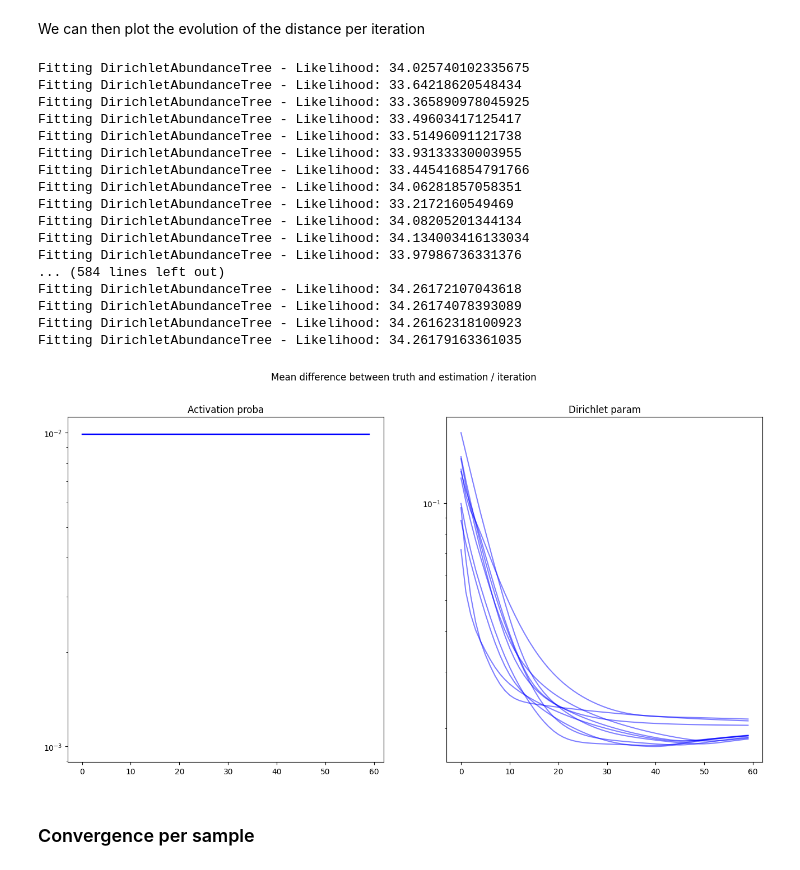
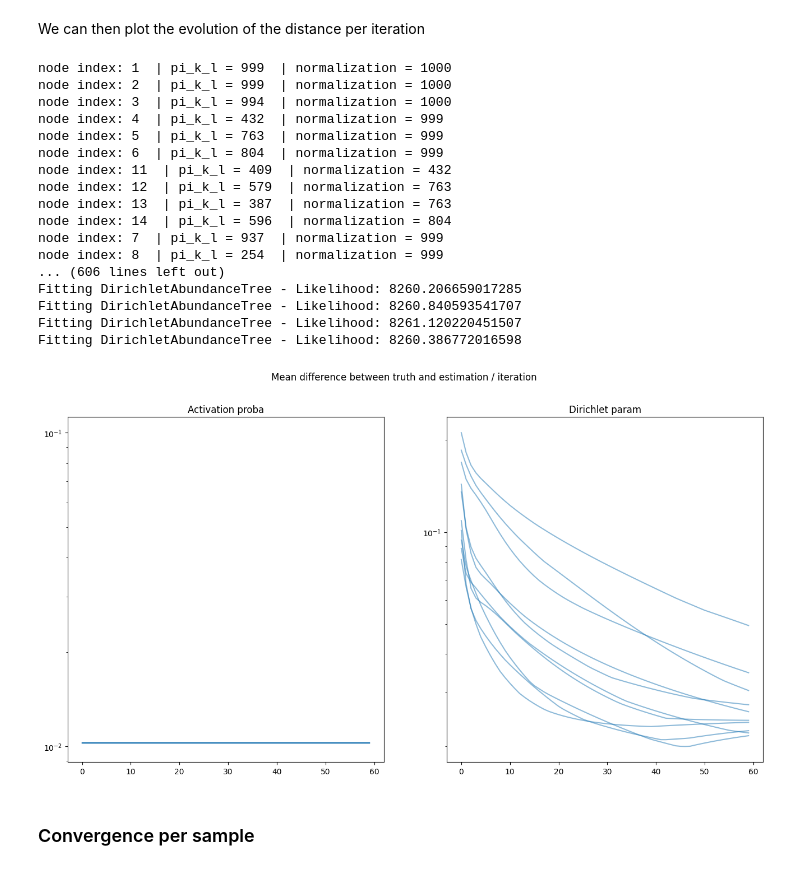
Before and after one commit to AlexandreChaussard/Stage-Microbiote, a Jupyter notebook: Microbiota-Generative-Models/src/playground/bernoulli_tree/benchmark_bernoulli_tree.ipynb, the cells around one changed output. Drawn from its saved outputs; the diff is of its cells as text; code cells hidden in the pictures.

```diff
--- a/Microbiota-Generative-Models/src/playground/bernoulli_tree/benchmark_bernoulli_tree.ipynb
+++ b/Microbiota-Generative-Models/src/playground/bernoulli_tree/benchmark_bernoulli_tree.ipynb
@@ -46,7 +46,7 @@ from src.model import BernoulliTreePrior, DirichletAbundanceTreePosterior
 import numpy as np
 
 # Generate the dataset based on the previous architecture
-dataset_size = 100
+dataset_size = 1000
 
 # First we define the parameters of the model, which are our objectives
 activation_probabilities = {
@@ -81,7 +81,7 @@ for i, adjacency in enumerate(global_tree.adjacent_matrix):
     if countChildren > 1:
         dirichlet_parameters[i] = np.abs(np.random.rand(countChildren))
 
-def generate_dataset(size):
+def generate_dataset(dataset_size):
 
     prior = BernoulliTreePrior(global_tree, activation_probabilities)
     posterior = DirichletAbundanceTreePosterior(global_tree, dirichlet_parameters)
@@ -313,51 +316,51 @@ We can then plot the evolution of the distance per iteration
 # %%
 max_iter = 60
 
-prior = BernoulliTreePrior(global_tree.adjacent_matrix, activation_probabilities={})
+prior = BernoulliTreePrior(global_tree, activation_probabilities={})
 posterior_list = [DirichletAbundanceTreePosterior(global_tree, dirichlet_parameters={}) for _ in range(n_repeat)]
 
 prior.fit(trees)
 
 activation_proba_mean_difference = np.zeros((n_repeat, max_iter))
 dirichlet_params_mean_difference = np.zeros((n_repeat, max_iter))
 
 for i in range(max_iter):
 
     for k, posterior in enumerate(posterior_list):
         posterior.fit(trees, n_iter=1)
         activation_proba_difference, dirichlet_params_difference = compute_params_difference(prior, posterior)
 
         activation_proba_mean_difference[k][i] = activation_proba_difference.mean()
         dirichlet_params_mean_difference[k][i] = dirichlet_params_difference.mean()
 
 fig, axs = plt.subplots(1, 2, figsize=(16,8))
 fig.suptitle("Mean difference between truth and estimation / iteration")
 axs[0].set_title("Activation proba")
 axs[1].set_title("Dirichlet param")
 for k in range(n_repeat):
-    axs[0].plot(activation_proba_mean_difference[k], color='blue', alpha=0.5)
-    axs[1].plot(dirichlet_params_mean_difference[k], color='blue', alpha=0.5)
+    axs[0].plot(activation_proba_mean_difference[k], color='C0', alpha=0.5)
+    axs[1].plot(dirichlet_params_mean_difference[k], color='C0', alpha=0.5)
 axs[0].set_yscale('log')
 axs[1].set_yscale('log')
 # %% [output]
-Fitting DirichletAbundanceTree - Likelihood: 34.025740102335675
-Fitting DirichletAbundanceTree - Likelihood: 33.64218620548434
-Fitting DirichletAbundanceTree - Likelihood: 33.365890978045925
-Fitting DirichletAbundanceTree - Likelihood: 33.49603417125417
-Fitting DirichletAbundanceTree - Likelihood: 33.51496091121738
-Fitting DirichletAbundanceTree - Likelihood: 33.93133330003955
-Fitting DirichletAbundanceTree - Likelihood: 33.445416854791766
-Fitting DirichletAbundanceTree - Likelihood: 34.06281857058351
-Fitting DirichletAbundanceTree - Likelihood: 33.2172160549469
-Fitting DirichletAbundanceTree - Likelihood: 34.08205201344134
-Fitting DirichletAbundanceTree - Likelihood: 34.134003416133034
-Fitting DirichletAbundanceTree - Likelihood: 33.97986736331376
-... (584 lines left out)
-Fitting DirichletAbundanceTree - Likelihood: 34.26172107043618
-Fitting DirichletAbundanceTree - Likelihood: 34.26174078393089
-Fitting DirichletAbundanceTree - Likelihood: 34.26162318100923
-Fitting DirichletAbundanceTree - Likelihood: 34.26179163361035
+node index: 1  | pi_k_l = 999  | normalization = 1000
+node index: 2  | pi_k_l = 999  | normalization = 1000
+node index: 3  | pi_k_l = 994  | normalization = 1000
+node index: 4  | pi_k_l = 432  | normalization = 999
+node index: 5  | pi_k_l = 763  | normalization = 999
+node index: 6  | pi_k_l = 804  | normalization = 999
+node index: 11  | pi_k_l = 409  | normalization = 432
+node index: 12  | pi_k_l = 579  | normalization = 763
+node index: 13  | pi_k_l = 387  | normalization = 763
+node index: 14  | pi_k_l = 596  | normalization = 804
+node index: 7  | pi_k_l = 937  | normalization = 999
+node index: 8  | pi_k_l = 254  | normalization = 999
+... (606 lines left out)
+Fitting DirichletAbundanceTree - Likelihood: 8260.206659017285
+Fitting DirichletAbundanceTree - Likelihood: 8260.840593541707
+Fitting DirichletAbundanceTree - Likelihood: 8261.120220451507
+Fitting DirichletAbundanceTree - Likelihood: 8260.386772016598
-[figure, old version]
+[figure, new version]
 # %% [markdown]
 ### Convergence per sample
 # %%
```
Also changed, not shown: parts of 9 cells of this notebook, 23 other files.
